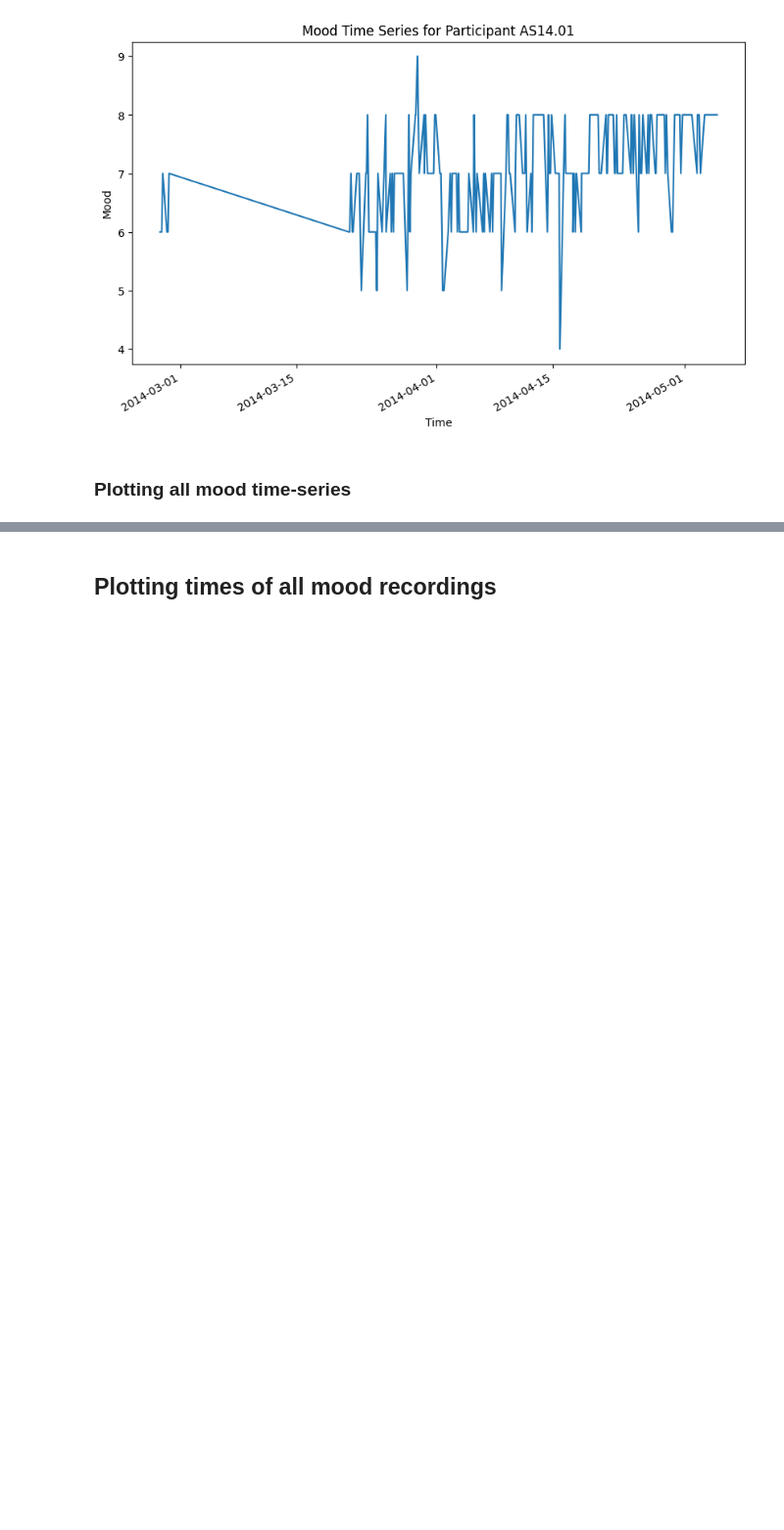
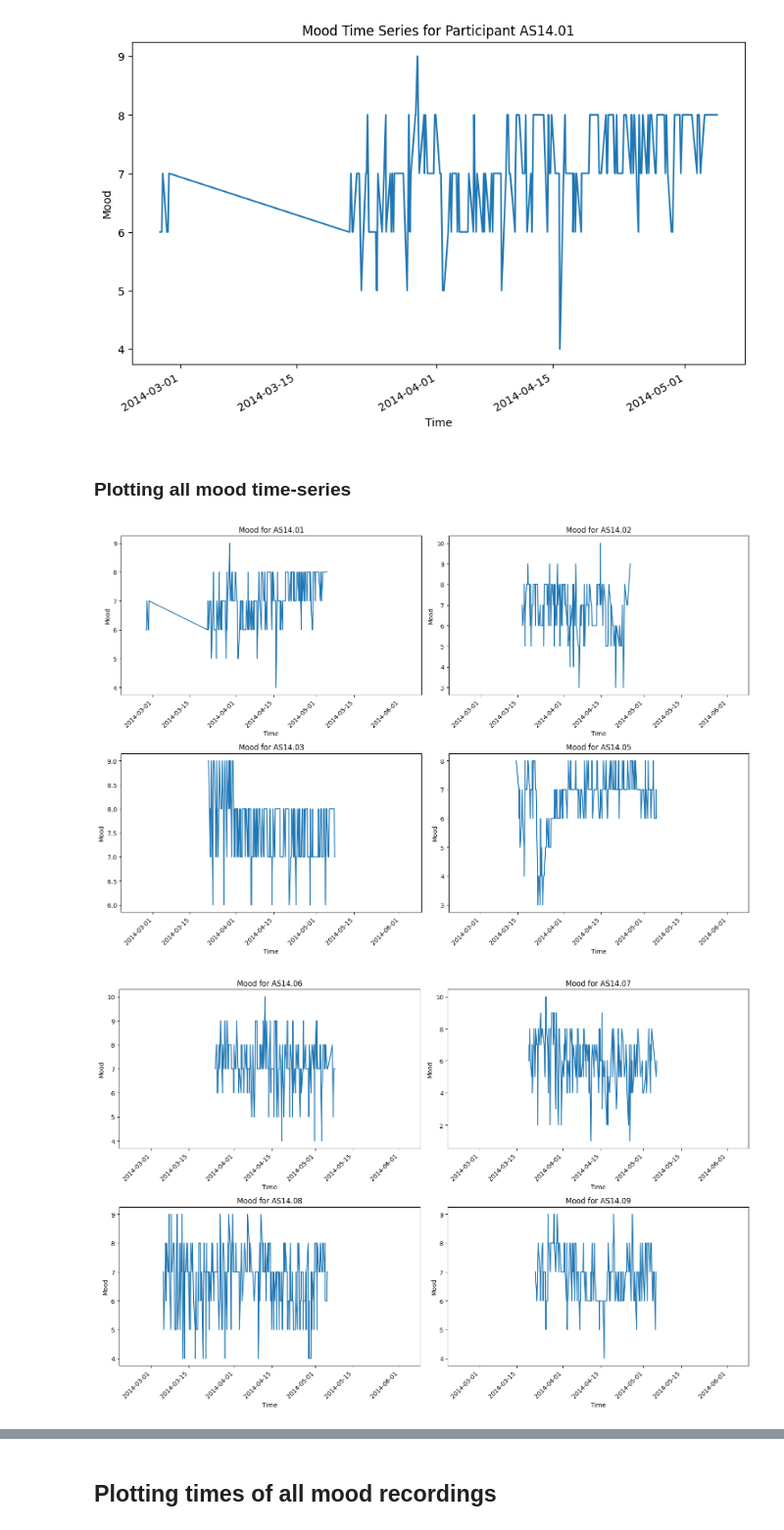
Before and after one commit to kroegepa/DataMiningAssignmentOne, a Jupyter notebook: data_visualization.ipynb, the cells around one changed output, grey strips where cells are left out. Shown at 98% size. Cells and saved outputs as stored; diff of their text form; code cells hidden in the pictures; blank space fills up the shorter version.

```diff
--- a/data_visualization.ipynb
+++ b/data_visualization.ipynb
@@ -77,6 +77,11 @@ def plot_mood_time_series_subplot(df, participant_id, ax):
     filtered_df['value'].plot(ax=ax, title=f'Mood for {participant_id}')
     ax.set_xlabel('Time')
     ax.set_ylabel('Mood')
+
+    min_time = df['time'].min()
+    max_time = df['time'].max()
+
+    ax.set_xlim([min_time, max_time])
 
     # Date formatting to prevent overlap
     ax.xaxis.set_major_locator(mdates.AutoDateLocator())  # Auto-adjust the date interval
@@ -86,30 +91,33 @@ def plot_mood_time_series_subplot(df, participant_id, ax):
 # Example usage:
 # df = pd.read_csv('data.csv')  # Load your dataset
 
 folder = 'mood_timeseries'
 if not os.path.exists(folder):
     os.makedirs(folder)
 
 
 
 for i in range(0,len(unique_ids), 4):
 
     # Create a figure with multiple subplots
     fig, axs = plt.subplots(2, 2, figsize=(15, 10))  # Adjust subplot layout as needed
 
         # Plot the mood time series for four participants on different subplots
     plot_mood_time_series_subplot(df, unique_ids[i], axs[0, 0])
 
     if i+1 >= len(unique_ids):
         break
     plot_mood_time_series_subplot(df, unique_ids[i+1], axs[0, 1])
     if i+2 >= len(unique_ids):
         break
     plot_mood_time_series_subplot(df, unique_ids[i+2], axs[1, 0])
     if i+3 >= len(unique_ids):
         break
     plot_mood_time_series_subplot(df, unique_ids[i+3], axs[1, 1])
 
 
     plt.tight_layout()  # Adjust the layout so that plots do not overlap
     fig.savefig(os.path.join(folder,f"mood_partecipants_{i}.png"))
+# %% [output]
+[figure, added]
+[figure, added]
```
Also changed, not shown: parts of 3 cells of this notebook, 25 other files.
